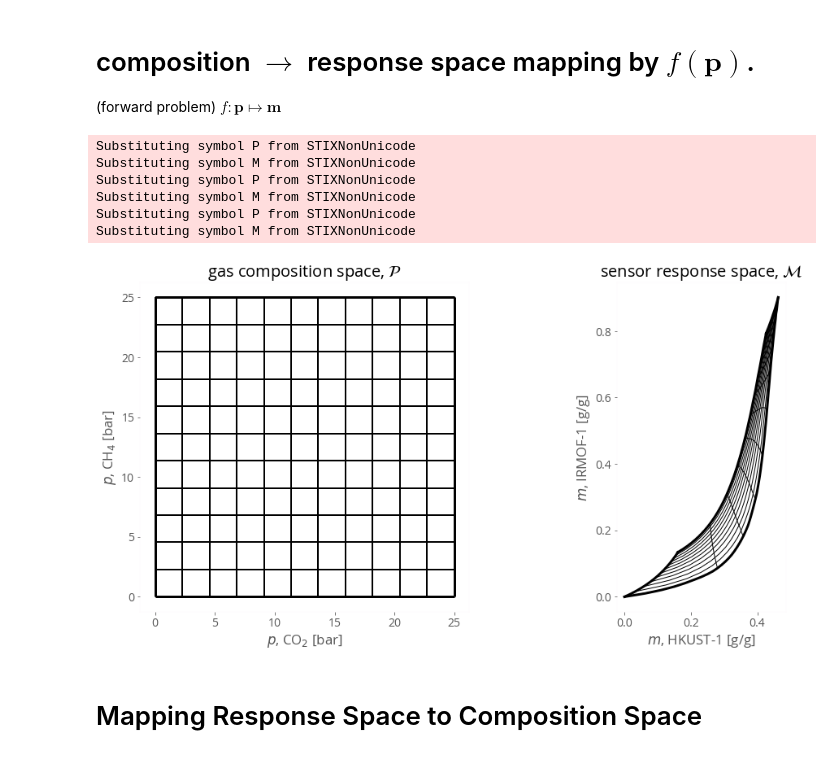
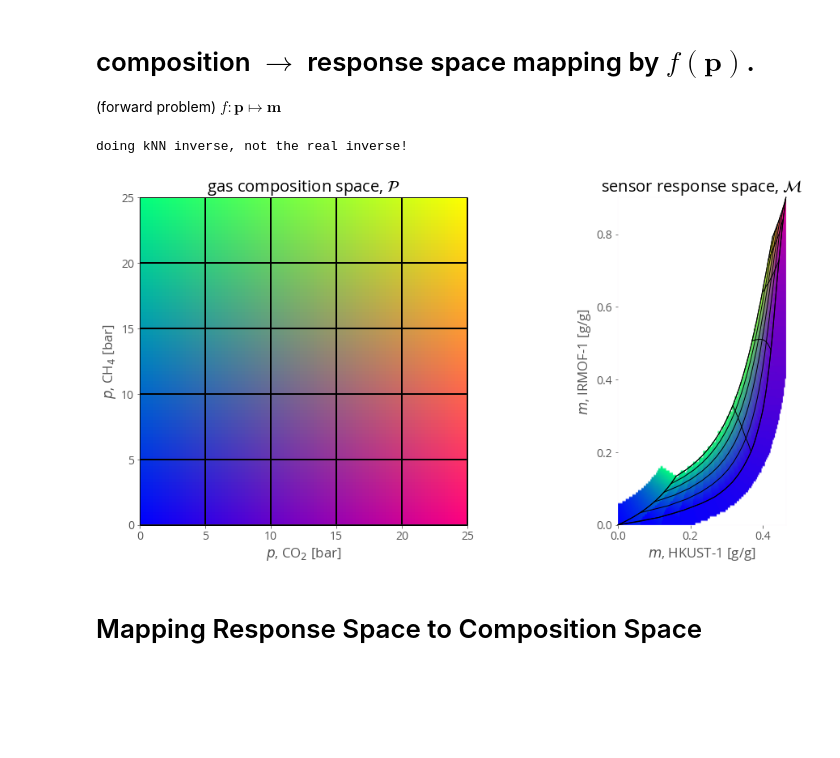
Before and after one commit to SimonEnsemble/nonlinear_sensing, a Jupyter notebook: viz mapping.ipynb, the cells around one changed output. Cells and saved outputs as stored; diff of their text form; code cells hidden in the pictures; blank space fills up the shorter version.

```diff
--- a/viz mapping.ipynb
+++ b/viz mapping.ipynb
@@ -240,8 +256,8 @@ grid_line_color = "k"
 # Function to draw boundary on response space
 # %%
 # Function to draw boundary around response space figure
+kwargs = {"color": grid_line_color, "lw": 1, "clip_on": False, "zorder": 100}
 def draw_mspace_boundaries(p_max, plt_num):
-    kwargs = {"color": grid_line_color, "lw": 3, "clip_on": False, "zorder": 100}
     x = np.linspace(0, p_max, 100)
     m1 = np.zeros(len(x))
     m2 = np.zeros(len(x))
@@ -267,7 +283,6 @@ def draw_mspace_boundaries(p_max, plt_num):
     ax[plt_num].plot(m1, m2, **kwargs)
 
 def draw_box(L, plt_num):
-    kwargs = {"color": grid_line_color, "lw": 3, "clip_on": False, "zorder": 100}
     ax[plt_num].hlines(0.0, 0.0, L, **kwargs)
     ax[plt_num].hlines(L  , 0.0, L, **kwargs)
     ax[plt_num].vlines(0.0, 0.0, L, **kwargs)
@@ -287,7 +302,7 @@ def draw_box(L, plt_num):
 (forward problem) $f : \mathbf{p} \mapsto \mathbf{m}$
 # %%
 p_max = 25.0
-draw_color = False
+draw_color = True
 
 fig, ax = plt.subplots(1, 2, figsize=(15, 7))
 
@@ -322,14 +337,14 @@ m_corners = [f(np.array([p_max, 0.0])), f(np.array([p_max, p_max])), f(np.array(
 m0_max = np.max([m_corner[0] for m_corner in m_corners])
 m1_max = np.max([m_corner[1] for m_corner in m_corners])
 
-num_grid_pts = 20
+num_grid_pts = 150
 m0_grid = np.linspace(0, m0_max, num_grid_pts)
 m1_grid = np.linspace(0, m1_max, num_grid_pts)
 if draw_color:
     z = [[colorFromBivariateData(np.nan, np.nan) for i in range(num_grid_pts)] for j in range(num_grid_pts)]
 
     da_real_thing = False
-    if ~ da_real_thing:
+    if not da_real_thing:
         print("doing kNN inverse, not the real inverse!")
     for i in range(num_grid_pts):
         for j in range(num_grid_pts):
@@ -368,40 +383,35 @@ for i in range(len(ps)):
     ###
     p_a = ps[i] # p_a is constant here.
     ax[0].vlines(p_a, 0, p_max, color=grid_line_color)
 
     # plot the image of the line in sensor response space
     #     loop through points on the line
     m0 = np.zeros(nb_pts)
     m1 = np.zeros(nb_pts)
     for j, p_b in enumerate(p_fine):
         p = np.array([p_a, p_b])
         m0[j], m1[j] = f(p)
     ax[1].plot(m0, m1, color=grid_line_color, lw=1)
 
     ###
     #   y = constant (horizontal) grid lines
     ###
     p_b = ps[i] # p_b is constant here.
     ax[0].hlines(p_b, 0, p_max, color=grid_line_color)
 
     # plot the image of the line in sensor response space
     # loop through points on the line
     for j, p_a in enumerate(p_fine):
         p = np.array([p_a, p_b])
         m0[j], m1[j] = f(p)
     ax[1].plot(m0, m1, color=grid_line_color, lw=1)
 # plt.suptitle("$f:\mathbf{p} \rightarrow \mathbf{m}$")
 draw_mspace_boundaries(p_max, 1)
 plt.tight_layout()
 plt.savefig("p_to_m_2d.pdf", format="pdf")
 # %% [output]
-Substituting symbol P from STIXNonUnicode
-Substituting symbol M from STIXNonUnicode
-Substituting symbol P from STIXNonUnicode
-Substituting symbol M from STIXNonUnicode
-Substituting symbol P from STIXNonUnicode
-Substituting symbol M from STIXNonUnicode
+doing kNN inverse, not the real inverse!
-[figure, old version]
+[figure, new version]
 # %% [markdown]
 # Mapping Response Space to Composition Space
 # %%
```
Also changed, not shown: parts of 5 cells of this notebook.
